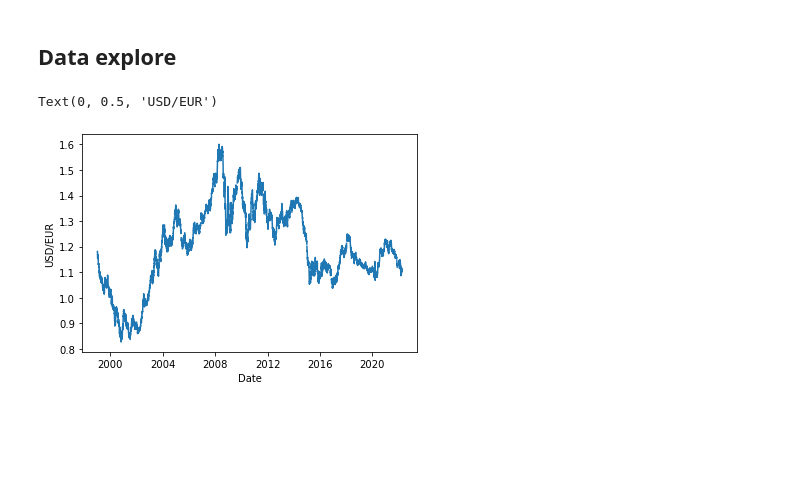
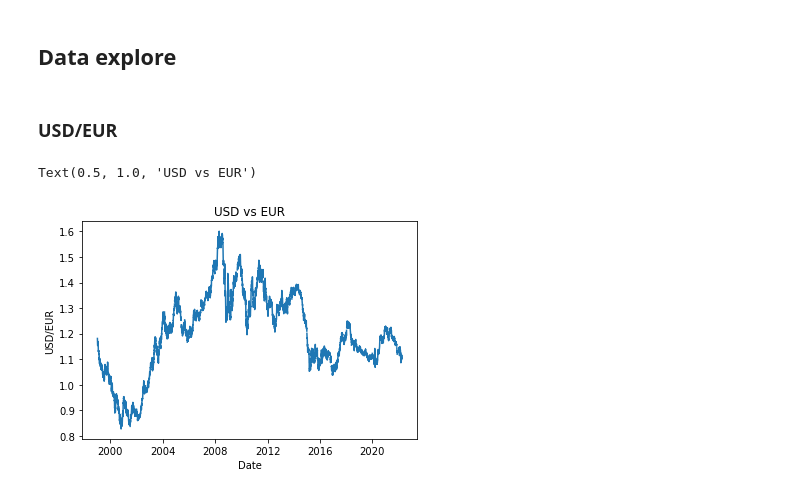
Before and after one commit to veryveryspooky/foreign_exchange_prediction, a Jupyter notebook: main.ipynb, the cells around one changed output. Drawn from its saved outputs; the diff is of its cells as text; code cells hidden in the pictures; blank space fills up the shorter version.

Commit message:
some graphs usd vs other currencies and some formatting

```diff
--- a/main.ipynb
+++ b/main.ipynb
@@ -14,10 +16,13 @@ cny_usd = pd.DataFrame(fred.get_series('DEXCHUS')).reset_index().rename(columns=
 usd_gbp = pd.DataFrame(fred.get_series('DEXUSUK')).reset_index().rename(columns={'index':'Date', 0:'value'})
 # %% [markdown]
 ## Data explore
+# %% [markdown]
+### USD/EUR
 # %%
 plt.plot(usd_eur['Date'], usd_eur['value'])
 plt.xlabel('Date')
 plt.ylabel('USD/EUR')
+plt.title('USD vs EUR')
 # %% [output]
-Text(0, 0.5, 'USD/EUR')
+Text(0.5, 1.0, 'USD vs EUR')
-[figure, old version]
+[figure, new version]
```
Also changed, not shown: parts of 8 cells of this notebook.
